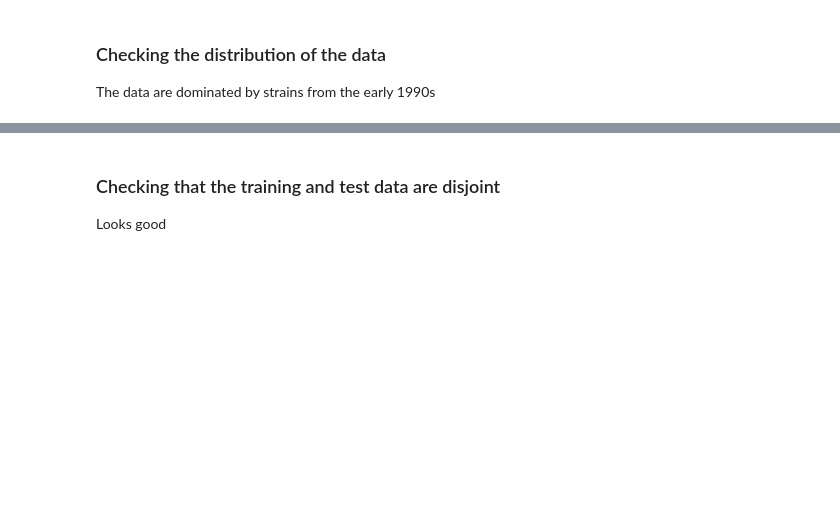
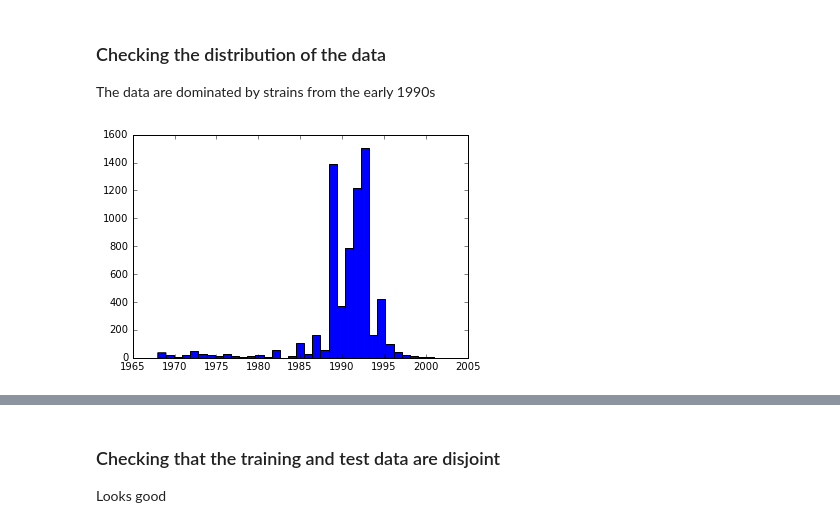
Before and after one commit to Tamarheron/acml, a Jupyter notebook: all_data.ipynb, the cells around one changed output, grey strips where cells are left out. Drawn from its saved outputs; the diff is of its cells as text; code cells hidden in the pictures; blank space fills up the shorter version.

```diff
--- a/all_data.ipynb
+++ b/all_data.ipynb
@@ -37,5 +28,7 @@ X = splitData['X']
 ### Checking the distribution of the data
 The data are dominated by strains from the early 1990s
 # %%
-x = list(data.df['strain_1_dates'])
+x=plt.hist(df['strain_1_dates'], bins = 35)
+# %% [output]
+[figure, added]
 # %%
```
Also changed, not shown: parts of 15 cells of this notebook, 7 other files.
